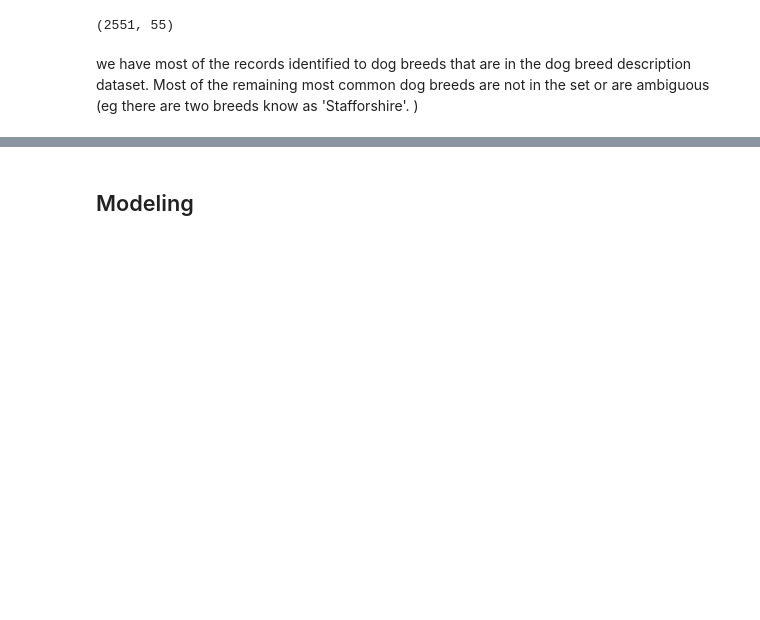
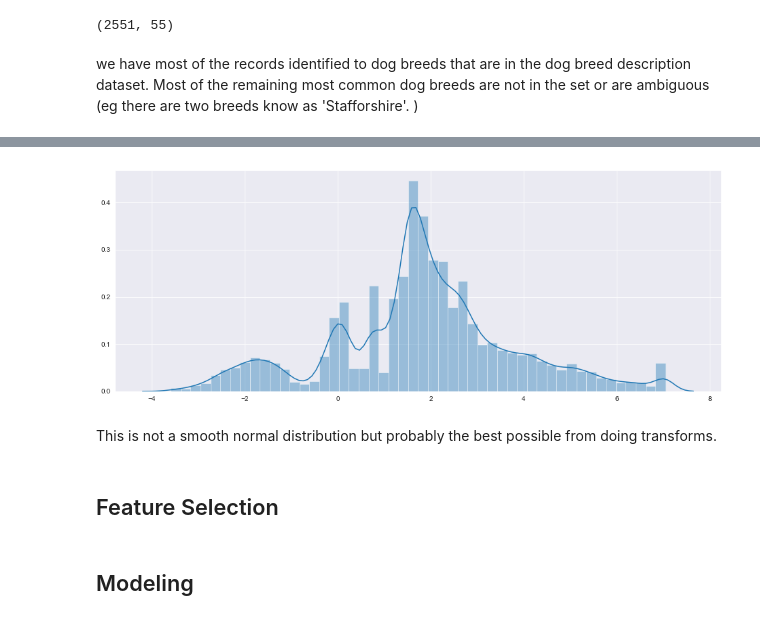
Before and after one commit to chrisoyer/supervised_learning_capstone, a Jupyter notebook: dog_adoption_SL_capstone.ipynb, the cells around one changed output, grey strips where cells are left out. Saved outputs shown, nothing was run; the diff lists cells and outputs as text; code cells hidden in the pictures; blank space fills up the shorter version.

Commit message:
started on feature selection and modeling

```diff
--- a/dog_adoption_SL_capstone.ipynb
+++ b/dog_adoption_SL_capstone.ipynb
@@ -466,0 +464,32 @@ shelter_inout_wbreeds_df = shelter_inout_wbreeds_df.dropna(subset=['breed'])
+# %%
+# %load ../thinkful_notes/utility/numerical.py
+#!/usr/bin/env python
+
+# In[1]:
+def winsorize(data=[], lower=5, upper=95):
+    '''Winsorizes an array. Defaults are at 5 (%) and 95 (%).
+    '''
+    pcts = np.percentile(data, q=[lower, upper])
+    w_ized = []
+    for i in data:
+        if i<pcts[0]:
+            w_ized.append(pcts[0])
+        elif i>pcts[1]:
+            w_ized.append(pcts[1])
+        else:
+            w_ized.append(i)
+    return w_ized
+# %%
+#There are some extreme outliers and a significant right skew. First winsorize extreme outliers
+y_train = winsorize(data=y_train, lower=0, upper=99)
+#Apply square root transform
+y_train = boxcox(np.array(y_train) + .01)  # put in array so can add to each element
+# %%
+plt.figure(figsize=(16, 6))
+sns.distplot(y_train[0]);
+# %% [output]
+[figure, added]
+# %% [markdown]
+This is not a smooth normal distribution but probably the best possible from doing transforms.
+# %% [markdown]
+## Feature Selection
```
Also changed, not shown: parts of 15 cells of this notebook.
